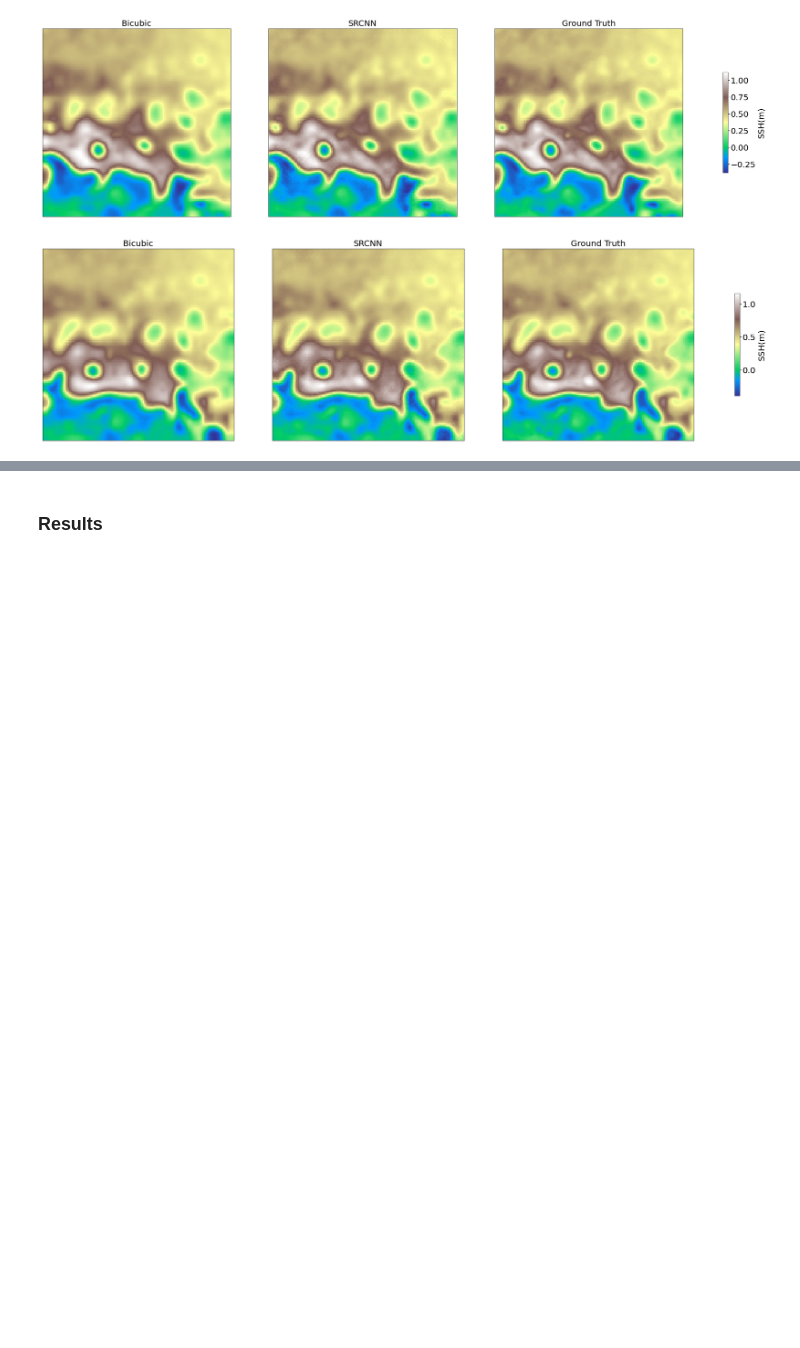
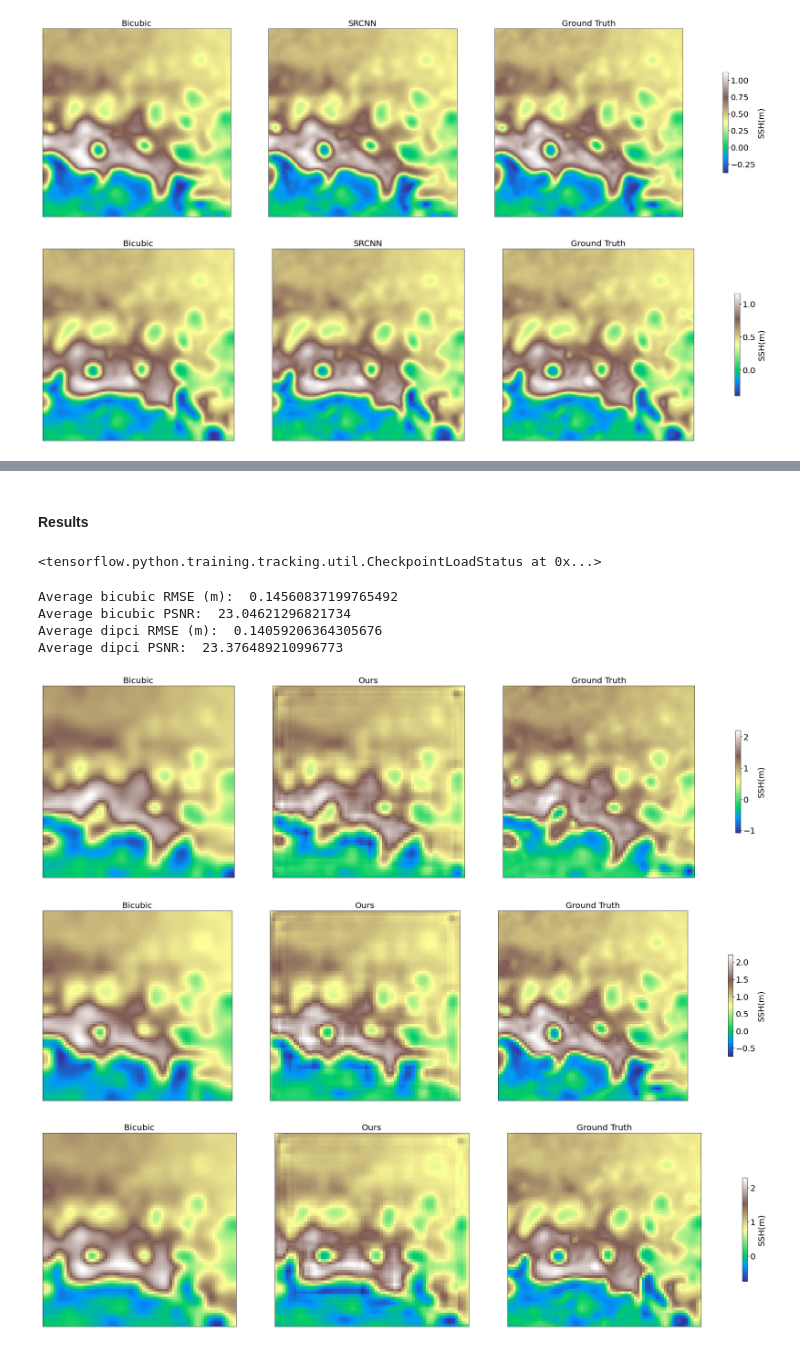
Before and after one commit to MdeCastelbajac/dipci, a Jupyter notebook: ProjectNotebook.ipynb, the cells around one changed output, grey strips where cells are left out. Drawn from its saved outputs; the diff is of its cells as text; code cells hidden in the pictures; blank space fills up the shorter version.

```diff
--- a/ProjectNotebook.ipynb
+++ b/ProjectNotebook.ipynb
@@ -208,2 +276,35 @@ dipci = train(dipci, ssh_lr, sst_lr, ssh_norm, callbacks, epochs)
 # %% [markdown]
-### Results
+#### Results
+# %%
+dipci.load_weights(checkpoint_filepath)
+# %% [output]
+<tensorflow.python.training.tracking.util.CheckpointLoadStatus at 0x...>
+# %%
+save_path = "./Save/exp1_dipci_plot"
+bicubic_predictions, bicubic_rmse, bicubic_psnr = bicubicMetrics( ssh_R72, ssh_R18 )
+dipci_predictions, dipci_rmse, dipci_psnr = dipciMetrics( dipci, ssh_R72, sst_R36, ssh_R18)
+
+print("Average bicubic RMSE (m): ", np.mean(bicubic_rmse))
+print("Average bicubic PSNR: ", np.mean(bicubic_psnr))
+print("Average dipci RMSE (m): ", np.mean(dipci_rmse))
+print("Average dipci PSNR: ", np.mean(dipci_psnr))
+# %% [output]
+Average bicubic RMSE (m):  0.14560837199765492
+Average bicubic PSNR:  23.04621296821734
+Average dipci RMSE (m):  0.14059206364305676
+Average dipci PSNR:  23.376489210996773
+# %%
+for i in range(3):
+    plot_line(
+        [bicubic_predictions[i*10],
+         dipci_predictions[i*10],
+         ssh_R18[i*10]],
+        ["Bicubic", "Ours", "Ground Truth"],
+        "terrain",
+        save_path+str(i),
+        center_colormap=False
+    )
+# %% [output]
+[figure, added]
+[figure, added]
+[figure, added]
```
Also changed, not shown: parts of 23 cells of this notebook, 33 other files.
